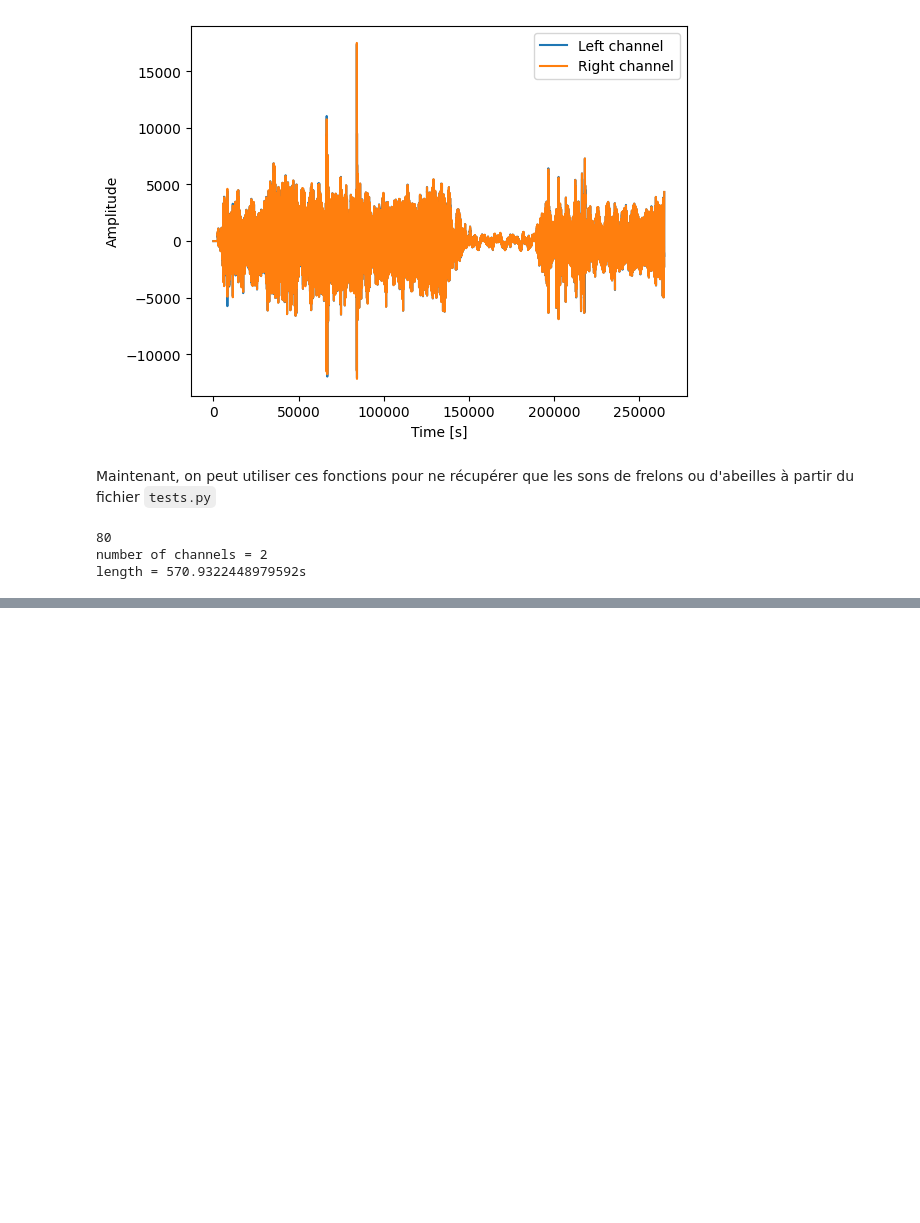
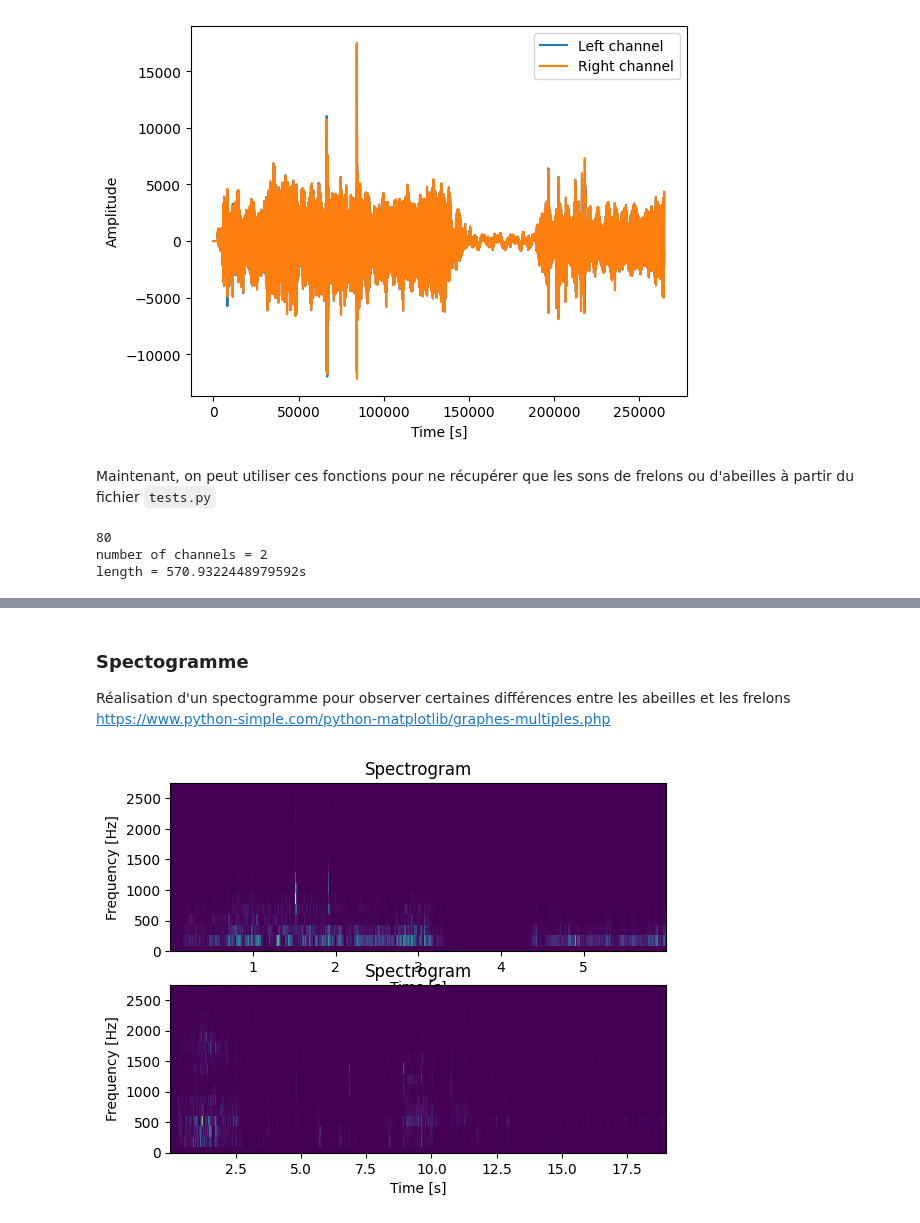
Before and after one commit to nathan-004/Ruche-Connectee, a Jupyter notebook: Reconnaissance-sonore/frelon_abeille.ipynb, the cells around one changed output, grey strips where cells are left out. Cells and saved outputs as stored; diff of their text form; code cells hidden in the pictures; blank space fills up the shorter version.

```diff
--- a/Reconnaissance-sonore/frelon_abeille.ipynb
+++ b/Reconnaissance-sonore/frelon_abeille.ipynb
@@ -140,0 +145,35 @@ for son_abeille in signaux["abeille"]:
+# %% [markdown]
+### Spectogramme
+
+Réalisation d'un spectogramme pour observer certaines différences entre les abeilles et les frelons
+https://www.python-simple.com/python-matplotlib/graphes-multiples.php
+# %%
+from scipy import signal
+
+def spectograme(signal_, show=True):
+    data, length, rate = signal_
+
+    # Select one channel if stereo
+    x = data[:, 0]
+
+    # Compute the spectrogram
+    f, t, Sxx = signal.spectrogram(x, rate)
+
+    # Plot the spectrogram
+    plt.pcolormesh(t, f, Sxx)
+    plt.ylabel('Frequency [Hz]')
+    plt.xlabel('Time [s]')
+    plt.title('Spectrogram')
+
+    plt.ylim(0, 2750)  # Plage de fréquence
+
+    if show:
+        plt.show()
+
+
+plt.subplot(2, 1, 1)
+spectograme(signaux["frelon"][0], False)
+plt.subplot(2, 1, 2)
+spectograme(signaux["abeille"][1])
+# %% [output]
+[figure, added]
```
Also changed, not shown: parts of 4 cells of this notebook.
